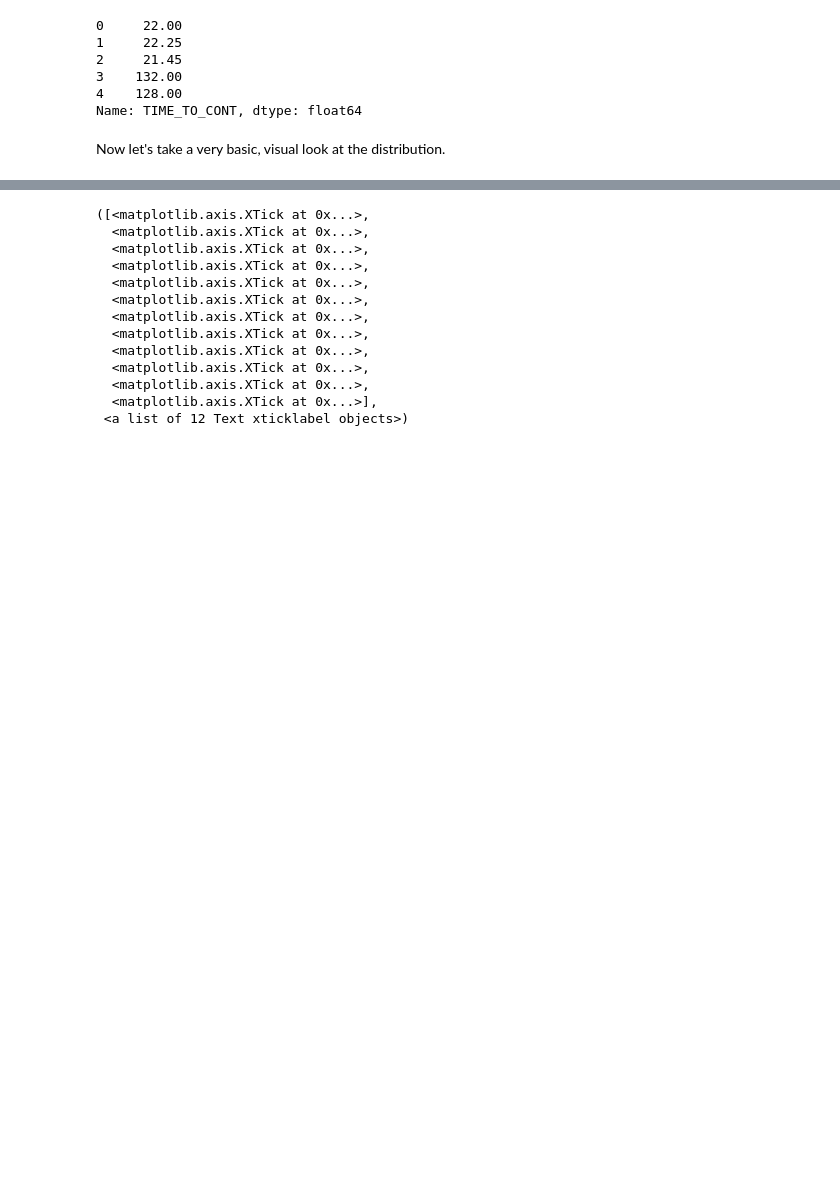
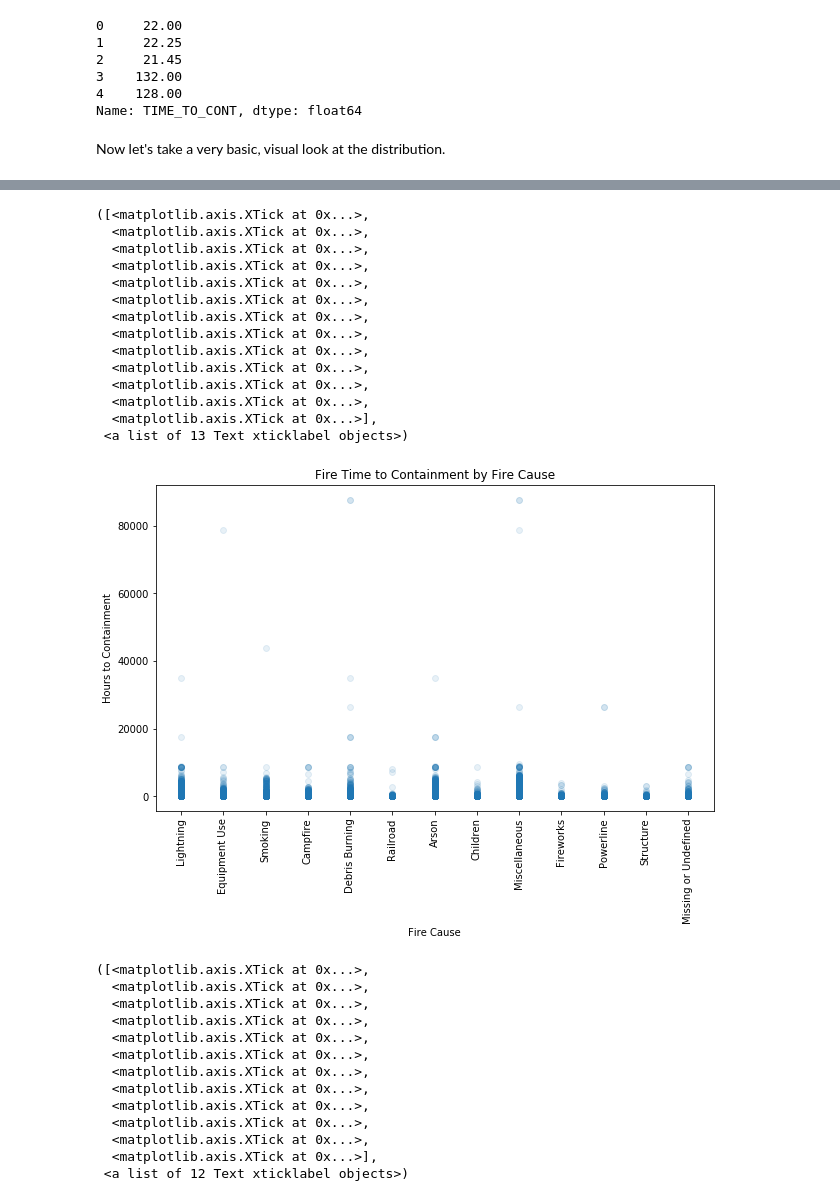
Before and after one commit to li-mc/wildfire_data, a Jupyter notebook: analysis_using_starting_features.ipynb, the cells around one changed output, grey strips where cells are left out. Cells and saved outputs as stored; diff of their text form; code cells hidden in the pictures; blank space fills up the shorter version.

```diff
--- a/analysis_using_starting_features.ipynb
+++ b/analysis_using_starting_features.ipynb
@@ -38,0 +42,2 @@ X_train_feat = np.array(X_train['DISCOVERY_DATETIME']).reshape(-1,1)
+# %%
+X1_train, X1_test, y1_train, y1_test = train_test_split(X_1, y_1, test_size = .2, random_state = 20);
@@ -39,3 +64,44 @@ X_train_feat = np.array(X_train['DISCOVERY_DATETIME']).reshape(-1,1)
+# %%
+#Cause dict based off of the two columns for cause and cause desc:
+#state_cause_dict = {9.0: 'Miscellaneous',
+# 1.0: 'Lightning',
+# 5.0: 'Debris Burning',
+# 4.0: 'Campfire',
+# 2.0: 'Equipment Use',
+# 7.0: 'Arson',
+# 8.0: 'Children',
+# 6.0: 'Railroad',
+# 3.0: 'Smoking',
+# 11.0: 'Powerline',
+# 12.0: 'Structure',
+# 10.0: 'Fireworks',
+# 13.0: 'Missing/Undefined'}
+cause_list = ['Lightning', 'Equipment Use', 'Smoking', 'Campfire', 'Debris Burning',
+              'Railroad', 'Arson', 'Children', 'Miscellaneous', 'Fireworks', 'Powerline',
+             'Structure', 'Missing or Undefined']
+plt.figure(figsize=(10,6));
+X1_train_feat = np.array(X1_train['STAT_CAUSE_CODE']).reshape(-1,1)
+plt.scatter(X1_train_feat, y1_train, alpha = 0.1)
+plt.title("Fire Time to Containment by Fire Cause")
+plt.xlabel("Fire Cause")
+plt.ylabel('Hours to Containment')
+plt.xticks(np.arange(1,14), cause_list, rotation=90)
+# %% [output]
+([<matplotlib.axis.XTick at 0x...>,
+  <matplotlib.axis.XTick at 0x...>,
+  <matplotlib.axis.XTick at 0x...>,
+  <matplotlib.axis.XTick at 0x...>,
+  <matplotlib.axis.XTick at 0x...>,
+  <matplotlib.axis.XTick at 0x...>,
+  <matplotlib.axis.XTick at 0x...>,
+  <matplotlib.axis.XTick at 0x...>,
+  <matplotlib.axis.XTick at 0x...>,
+  <matplotlib.axis.XTick at 0x...>,
+  <matplotlib.axis.XTick at 0x...>,
+  <matplotlib.axis.XTick at 0x...>,
+  <matplotlib.axis.XTick at 0x...>],
+ <a list of 13 Text xticklabel objects>)
+[figure, added]
 # %%
 plt.figure(figsize=(10,6));
 X_train_feat = np.array(X_train['DISCOVERY_DATETIME']).reshape(-1,1)
```
Also changed, not shown: parts of 15 cells of this notebook, 12 other files.
